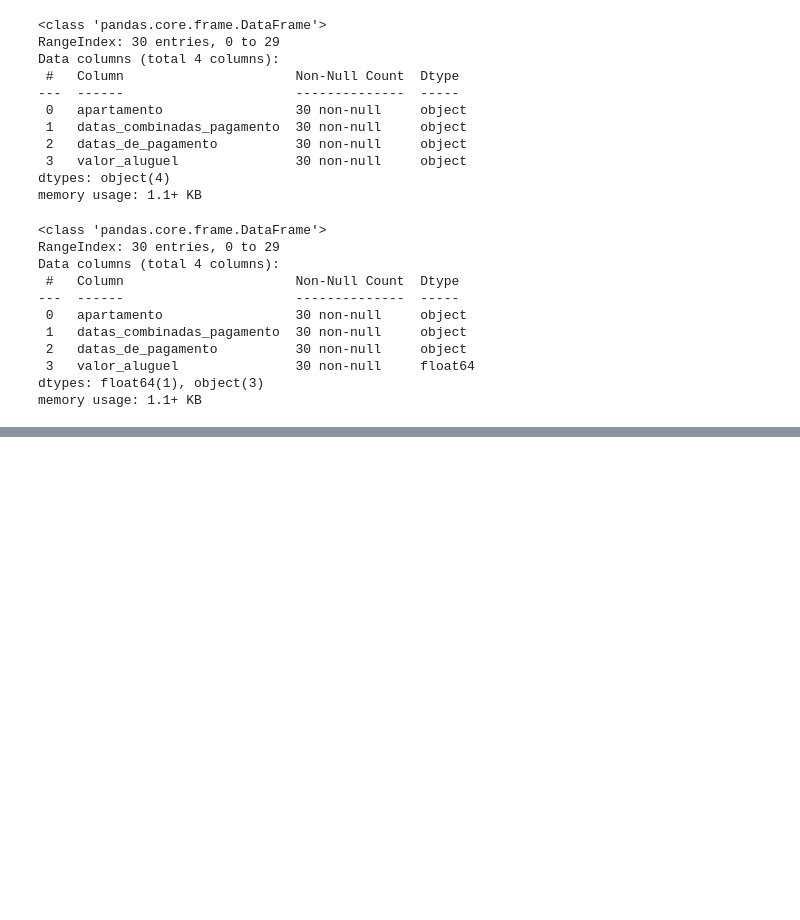
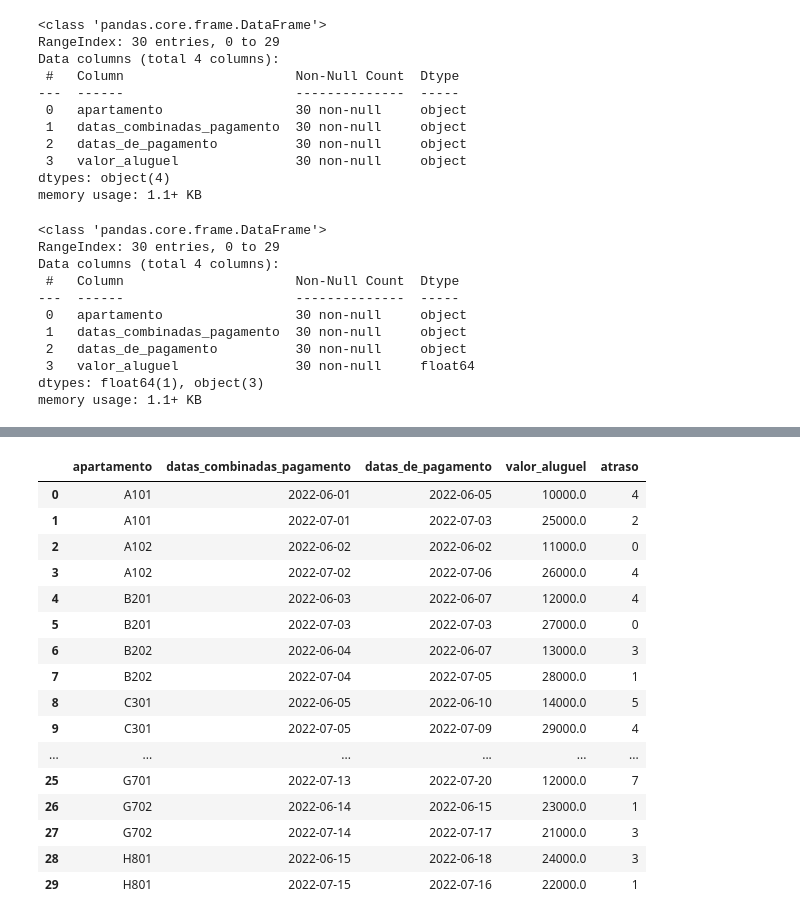
Before and after one commit to cauancalmeida/Data_Science_studies, a Jupyter notebook: Projeto_Transformacao.ipynb, the cells around one changed output, grey strips where cells are left out. Drawn from its saved outputs; the diff is of its cells as text; code cells hidden in the pictures; blank space fills up the shorter version.

```diff
--- a/Projeto_Transformacao.ipynb
+++ b/Projeto_Transformacao.ipynb
@@ -496,3 +730,7 @@ Data columns (total 4 columns):
  3   valor_aluguel               30 non-null     float64
 dtypes: float64(1), object(3)
 memory usage: 1.1+ KB
+# %%
+#tratando coluna apartamento
+dados_locacao['apartamento'] = dados_locacao['apartamento'].str.replace('(blocoAP)','')
+dados_locacao.head()
@@ -498,0 +744,5 @@ memory usage: 1.1+ KB
+# %%
+#tratando as colunas de data
+dados_locacao['datas_de_pagamento'] = pd.to_datetime(dados_locacao['datas_de_pagamento'],format='%d/%m/%Y')
+dados_locacao['datas_combinadas_pagamento'] = pd.to_datetime(dados_locacao['datas_combinadas_pagamento'],format='%d/%m/%Y')
+dados_locacao.info()
@@ -498,0 +761,22 @@ memory usage: 1.1+ KB
+# %%
+#pegando o atrado
+dados_locacao['atraso'] = (dados_locacao['datas_de_pagamento'] - dados_locacao['datas_combinadas_pagamento']).dt.days
+dados_locacao
+# %% [output]
+|  | apartamento | datas_combinadas_pagamento | datas_de_pagamento | valor_aluguel | atraso |
+| 0 | A101 | 2022-06-01 | 2022-06-05 | 10000.0 | 4 |
+| 1 | A101 | 2022-07-01 | 2022-07-03 | 25000.0 | 2 |
+| 2 | A102 | 2022-06-02 | 2022-06-02 | 11000.0 | 0 |
+| 3 | A102 | 2022-07-02 | 2022-07-06 | 26000.0 | 4 |
+| 4 | B201 | 2022-06-03 | 2022-06-07 | 12000.0 | 4 |
+| 5 | B201 | 2022-07-03 | 2022-07-03 | 27000.0 | 0 |
+| 6 | B202 | 2022-06-04 | 2022-06-07 | 13000.0 | 3 |
+| 7 | B202 | 2022-07-04 | 2022-07-05 | 28000.0 | 1 |
+| 8 | C301 | 2022-06-05 | 2022-06-10 | 14000.0 | 5 |
+| 9 | C301 | 2022-07-05 | 2022-07-09 | 29000.0 | 4 |
+| ... | ... | ... | ... | ... | ... |
+| 25 | G701 | 2022-07-13 | 2022-07-20 | 12000.0 | 7 |
+| 26 | G702 | 2022-06-14 | 2022-06-15 | 23000.0 | 1 |
+| 27 | G702 | 2022-07-14 | 2022-07-17 | 21000.0 | 3 |
+| 28 | H801 | 2022-06-15 | 2022-06-18 | 24000.0 | 3 |
+| 29 | H801 | 2022-07-15 | 2022-07-16 | 22000.0 | 1 |
```
Also changed, not shown: parts of 31 cells of this notebook.
